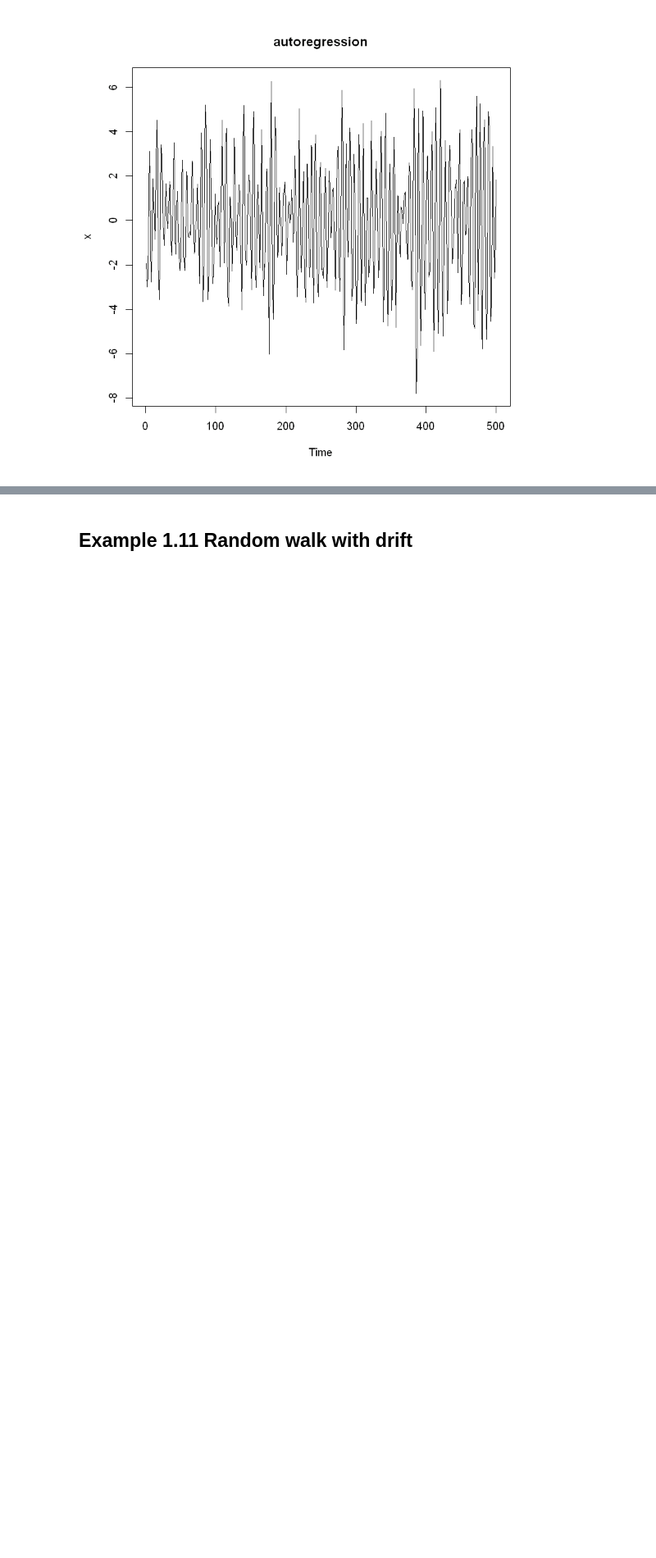
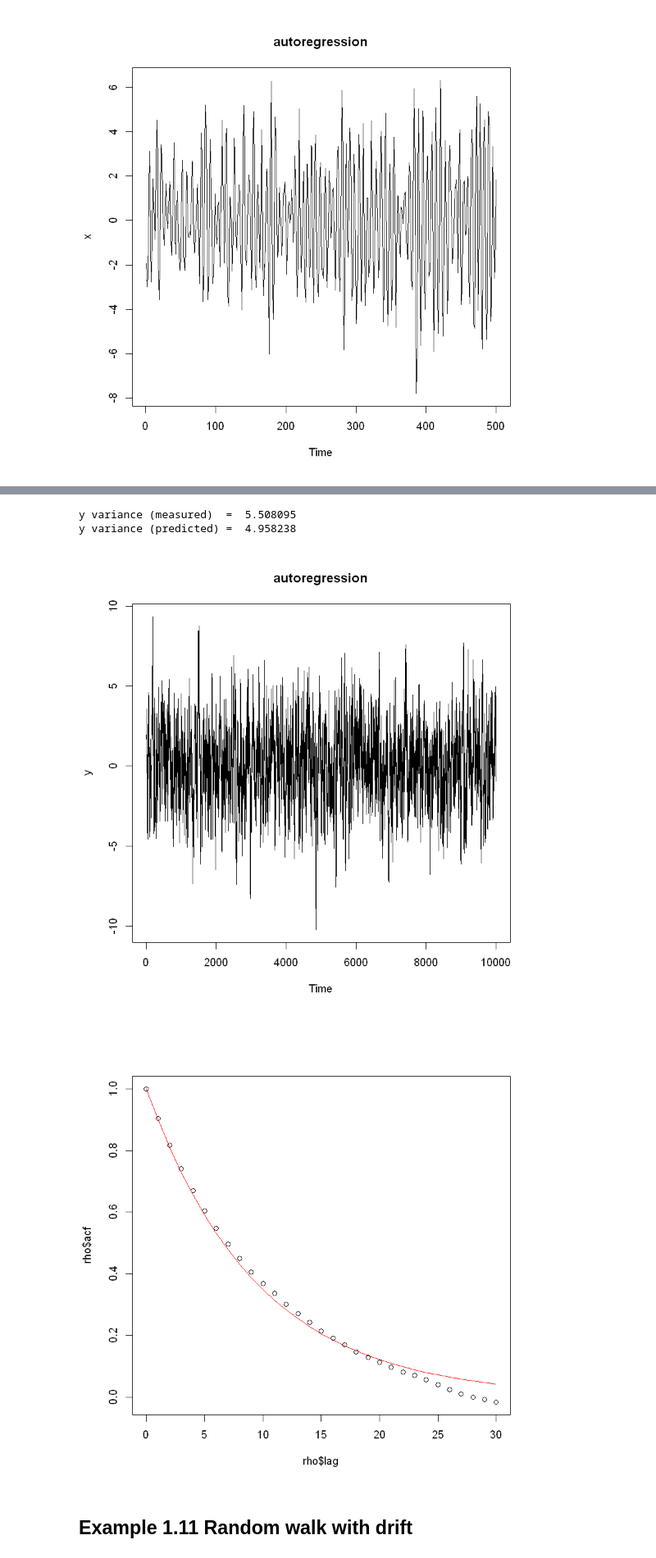
Before and after one commit to gdlunga/working, a Jupyter notebook: R/appunti/econometria_1.ipynb, the cells around one changed output, grey strips where cells are left out. Shown at 82% size. Drawn from its saved outputs; the diff is of its cells as text; code cells hidden in the pictures; blank space fills up the shorter version.

```diff
--- a/R/appunti/econometria_1.ipynb
+++ b/R/appunti/econometria_1.ipynb
@@ -238,3 +244,26 @@ plot.ts(x, main="autoregression")
+# %%
+require('stats')
+#w     = rnorm(1000)
+alpha = .9
+
+#y = filter(w, filter=c(alpha),method="recursive")
+y  = arima.sim(model=list(ar=alpha), n=10000)
+
+cat('y variance (measured)  = ',  var(y), "\n")
+cat('y variance (predicted) = ', var(w)/(1-alpha*alpha),"\n")
+
+plot.ts(y, main="autoregression")
+
+rho=acf(y, plot=FALSE, lag.max=30)
+xx = seq(0,30)
+yy = alpha**xx
+plot(rho$lag, rho$acf)
+lines(xx,yy,col='red')
+# %% [output]
+y variance (measured)  =  5.508095
+y variance (predicted) =  4.958238
+[figure, added]
+[figure, added]
 # %% [markdown]
 ## Example 1.11 Random walk with drift
 # %%
```
Also changed, not shown: parts of 2 cells of this notebook, 1 other file.
